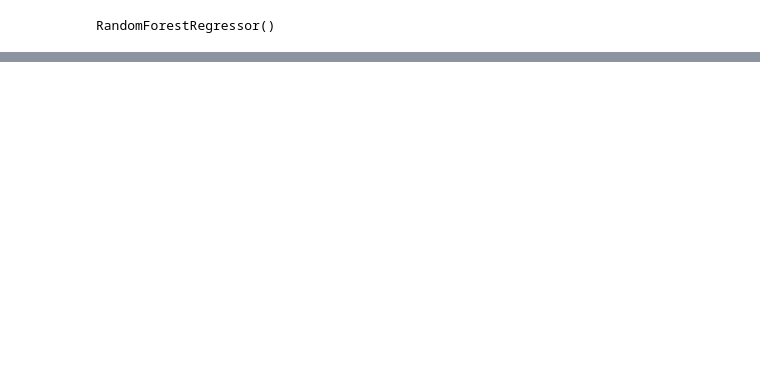
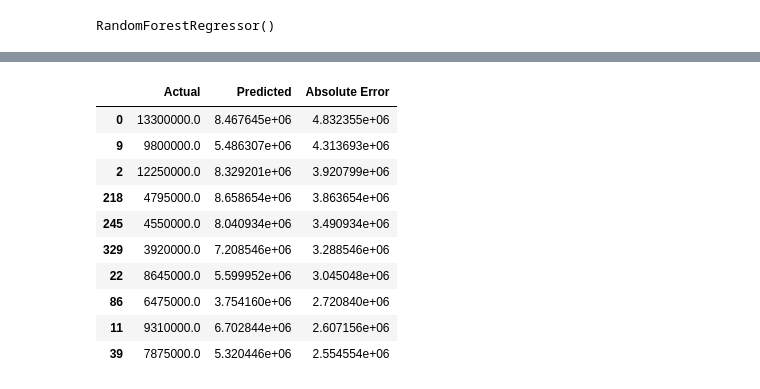
Before and after one commit to GauravGawade2008/python, a Jupyter notebook: house-price-prediction/notebooks/model-training.ipynb, the cells around one changed output, grey strips where cells are left out. Saved outputs shown, nothing was run; the diff lists cells and outputs as text; code cells hidden in the pictures; blank space fills up the shorter version.

```diff
--- a/house-price-prediction/notebooks/model-training.ipynb
+++ b/house-price-prediction/notebooks/model-training.ipynb
@@ -105 +131,23 @@ Mean Absolute Error (MAE): 961131.68
+# %%
+results = pd.DataFrame({
+    "Actual": np.expm1(y_test),
+    "Predicted": np.expm1(y_pred_log)
+})
+
+results["Absolute Error"] = abs(results["Actual"] - results["Predicted"])
+results = results.sort_values("Absolute Error", ascending=False)
+
+results.head(10)
+# %% [output]
+|  | Actual | Predicted | Absolute Error |
+| 0 | 13300000.0 | 8.467645e+06 | 4.832355e+06 |
+| 9 | 9800000.0 | 5.486307e+06 | 4.313693e+06 |
+| 2 | 12250000.0 | 8.329201e+06 | 3.920799e+06 |
+| 218 | 4795000.0 | 8.658654e+06 | 3.863654e+06 |
+| 245 | 4550000.0 | 8.040934e+06 | 3.490934e+06 |
+| 329 | 3920000.0 | 7.208546e+06 | 3.288546e+06 |
+| 22 | 8645000.0 | 5.599952e+06 | 3.045048e+06 |
+| 86 | 6475000.0 | 3.754160e+06 | 2.720840e+06 |
+| 11 | 9310000.0 | 6.702844e+06 | 2.607156e+06 |
+| 39 | 7875000.0 | 5.320446e+06 | 2.554554e+06 |
 # %%
```
Also changed, not shown: parts of 5 cells of this notebook.
